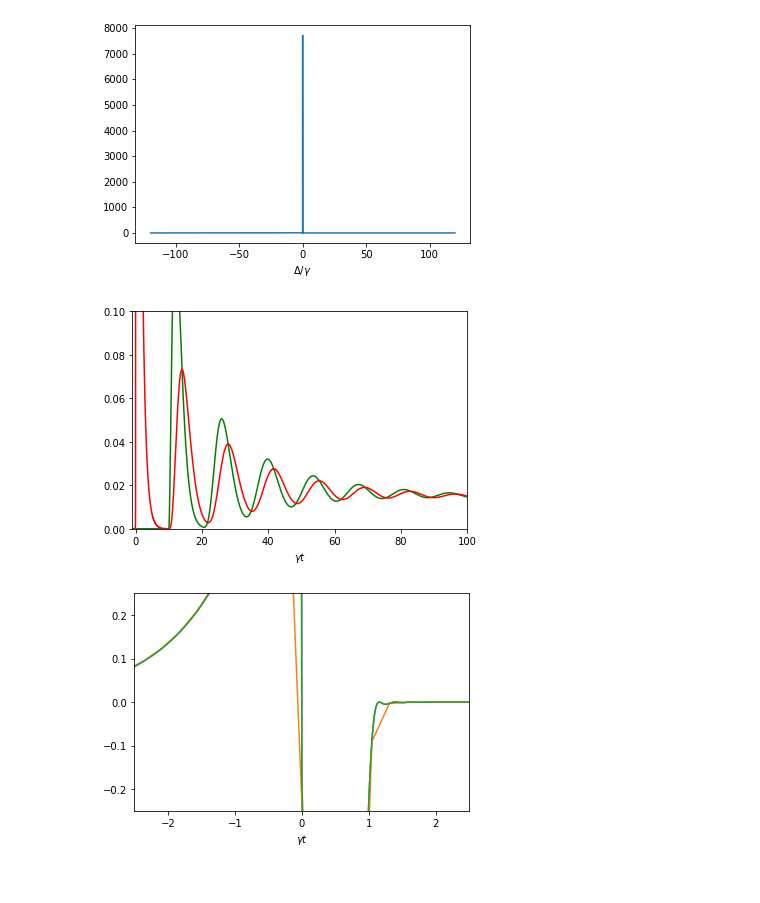
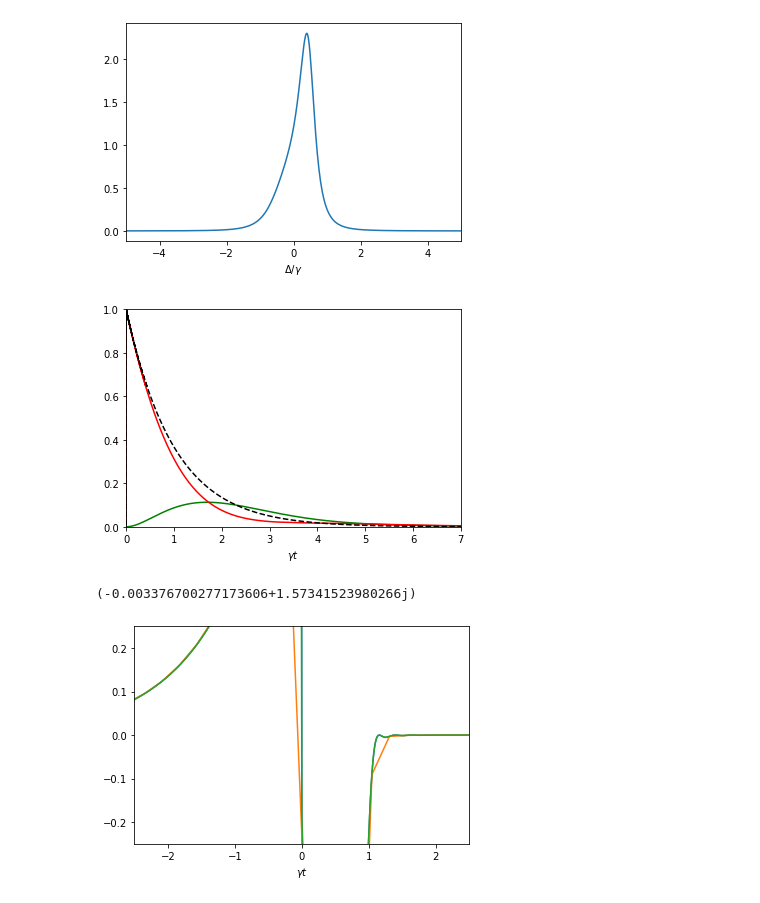
Before and after one commit to ViacheslavP/calculations, a Jupyter notebook: testing/wave_pack_tests.ipynb, the cells around one changed output. Cells and saved outputs as stored; diff of their text form; code cells hidden in the pictures.

```diff
--- a/testing/wave_pack_tests.ipynb
+++ b/testing/wave_pack_tests.ipynb
@@ -10,35 +10,45 @@ from wave_pack import rect_pulse as pulse
 # %%
 def fret(om, g, G, d, alph):
     sigma = np.exp(2j*d+2j*om*d*alph) * G / (om + 0.5j*g)
-    return -sigma / (om + 0.5j*g + G*sigma)
+    return -1* np.exp(-1j*d-1j*om*d*alph) *sigma / (om + 0.5j*g + G*sigma)
 
 def decay(om, g, G, d, alph):
     sigma = np.exp(2j*d+2j*om*d*alph) * G / (om + 0.5j*g)
     return 1 / (om + 0.5j*g + G*sigma)
+
+def sedecay(om, g):
+    return 1 / (om + 0.5j*g)
 # %%
-freqs = np.linspace(-120, 120, 100000)
+freqs = np.linspace(-12000, 12000, 1000000)
 nof = freqs.size
-sp_values = fret(freqs, 1, 0.5,  3/6, 10)
-dc_values = decay(freqs, 1, 0.5, 3/6, 10)
+sp_values = fret(freqs, 1, 0.5,  8/4, 1e-5)
+dc_values = decay(freqs, 1, 0.5, 8/4, 1e-5)
+se_values = sedecay(freqs, 1)
 plt.plot(freqs, abs(sp_values)**2)
 plt.xlabel(r'$\Delta / \gamma$')
+plt.xlim(-5,5)
 plt.show()
 # %% [output]
-[figure, old version]
+[figure, new version]
 # %%
 
 time_imp2, dct_values_imp2 = convolution(freqs, dc_values, np.ones_like(freqs))
 time_imp2, temp_values_imp2 = convolution(freqs, sp_values, np.ones_like(freqs))
+time_imp2, sed_values_imp2 = convolution(freqs, se_values, np.ones_like(freqs))
+
 plt.plot(time_imp2, abs(temp_values_imp2)**2, 'g')
 plt.plot(time_imp2, abs(dct_values_imp2)**2, 'r')
+plt.plot(time_imp2, abs(sed_values_imp2)**2, 'k--')
 
 #plt.plot(time_imp, np.exp(time_imp)*np.heaviside(-time_imp, 0))
-plt.xlim(-1,100)
-plt.ylim(0,0.1)
+plt.xlim(0,7)
+plt.ylim(0,1)
 plt.xlabel(r'$ \gamma t $')
 plt.show()
+np.log( dct_values_imp2[600000] / temp_values_imp2[600000] )
 # %% [output]
-[figure, old version]
+[figure, new version]
+(-0.003376700277173606+1.57341523980266j)
 # %%
 
 plt.plot(time_imp, np.exp(time_imp)*np.heaviside(-time_imp, 0) - abs(temp_values_imp)**2)
```
Also changed, not shown: 9 other files.
